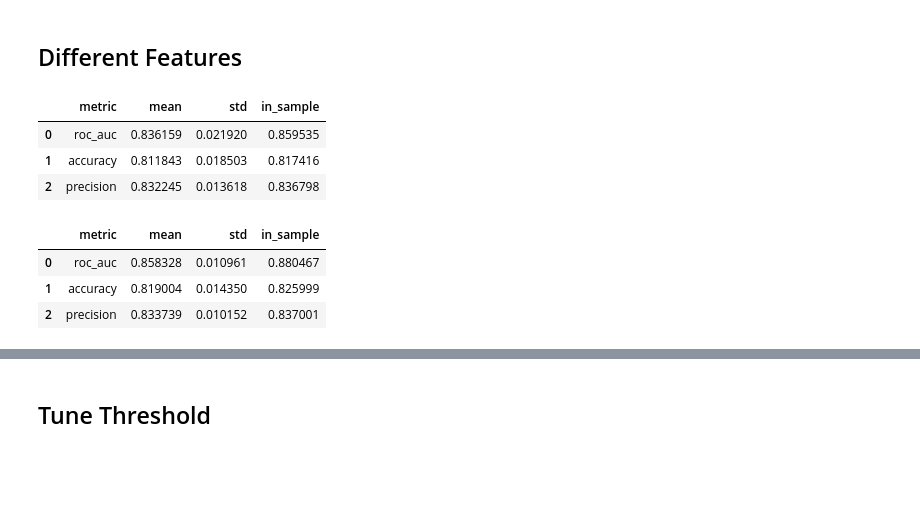
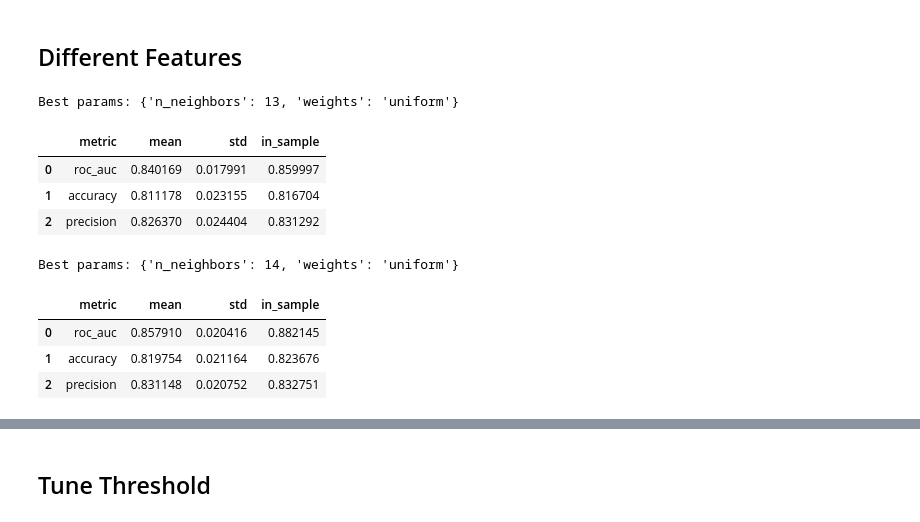
Before and after one commit to willyraedy/pass_or_not, a Jupyter notebook: notebook/KNN.ipynb, the cells around one changed output, grey strips where cells are left out. Cells and saved outputs as stored; diff of their text form; code cells hidden in the pictures; blank space fills up the shorter version.

```diff
--- a/notebook/KNN.ipynb
+++ b/notebook/KNN.ipynb
@@ -93,24 +96,31 @@ Best params: {'n_neighbors': 14, 'weights': 'uniform'}
 # %%
 second_feature_set = [
 #     'author_ideology',
     'author_party',
 #     'author_is_chair',
 #     'author_years_sen',
 #     'author_total_funding',
     'total_sponsors',
 #     'sponsor_chairs',
 #     'agg_funding_sponsors',
 #     'agg_exp_sponsors',
     'total_slips',
     'slips_perc_pro',
     'bipartisan',
 #     'ideol_range',
 #     'first_word_approp',
 ]
 
-evaluation.run_pipeline(raw, second_feature_set)
+evaluation.run_pipeline(
+    estimator=KNeighborsClassifier,
+    raw_data=raw,
+    features=second_feature_set,
+    standardize=True,
+    param_grid={ 'n_neighbors': range(1, 21), 'weights': ['uniform', 'distance']}
+)
 # %% [output]
+Best params: {'n_neighbors': 13, 'weights': 'uniform'}
 |  | metric | mean | std | in_sample |
-| 0 | roc_auc | 0.836159 | 0.021920 | 0.859535 |
-| 1 | accuracy | 0.811843 | 0.018503 | 0.817416 |
-| 2 | precision | 0.832245 | 0.013618 | 0.836798 |
+| 0 | roc_auc | 0.840169 | 0.017991 | 0.859997 |
+| 1 | accuracy | 0.811178 | 0.023155 | 0.816704 |
+| 2 | precision | 0.826370 | 0.024404 | 0.831292 |
@@ -136,9 +144,16 @@ third_feature_set = [
 #     'first_word_approp',
 ]
 
-evaluation.run_pipeline(raw, third_feature_set)
+evaluation.run_pipeline(
+    estimator=KNeighborsClassifier,
+    raw_data=raw,
+    features=third_feature_set,
+    standardize=True,
+    param_grid={ 'n_neighbors': range(1, 21), 'weights': ['uniform', 'distance']}
+)
 # %% [output]
+Best params: {'n_neighbors': 14, 'weights': 'uniform'}
 |  | metric | mean | std | in_sample |
-| 0 | roc_auc | 0.858328 | 0.010961 | 0.880467 |
-| 1 | accuracy | 0.819004 | 0.014350 | 0.825999 |
-| 2 | precision | 0.833739 | 0.010152 | 0.837001 |
+| 0 | roc_auc | 0.857910 | 0.020416 | 0.882145 |
+| 1 | accuracy | 0.819754 | 0.021164 | 0.823676 |
+| 2 | precision | 0.831148 | 0.020752 | 0.832751 |
```
Also changed, not shown: parts of 13 cells of this notebook, 1 other file.
